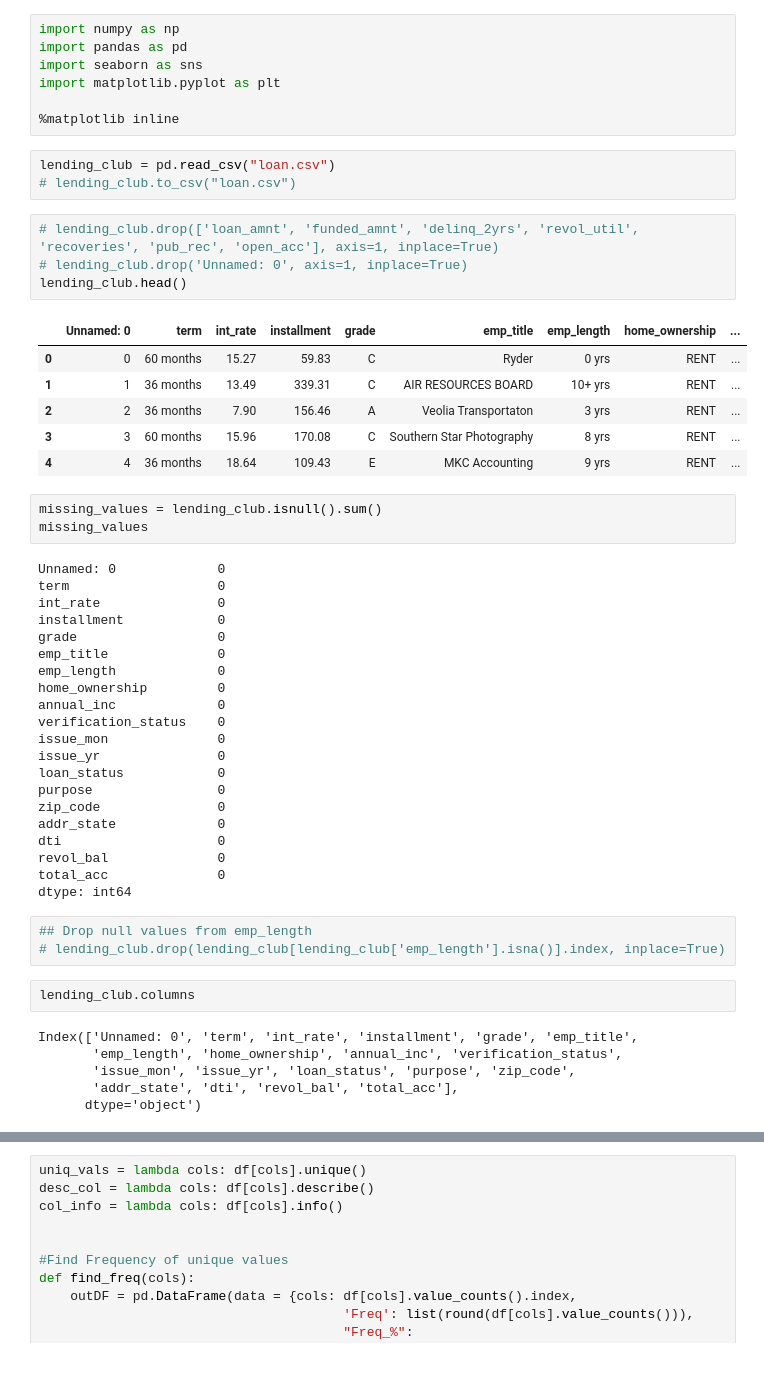
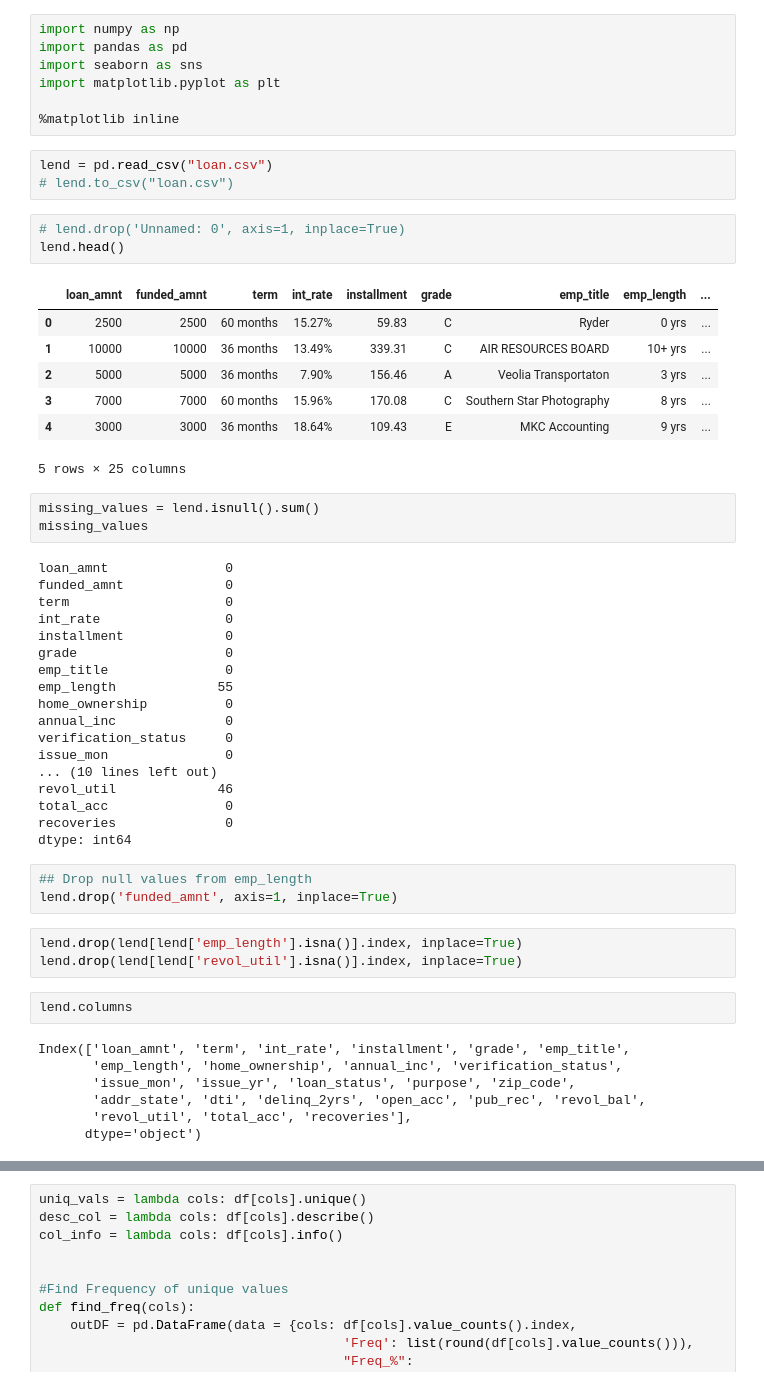
Before and after one commit to KokilaPawar/LendingClub_CaseStudy, a Jupyter notebook: Lending_Club.ipynb, the cells around one changed output, grey strips where cells are left out. Cells and saved outputs as stored; diff of their text form.

```diff
--- a/Lending_Club.ipynb
+++ b/Lending_Club.ipynb
@@ -6,52 +6,53 @@ import matplotlib.pyplot as plt
 
 %matplotlib inline
 # %%
-lending_club = pd.read_csv("loan.csv")
-# lending_club.to_csv("loan.csv")
+lend = pd.read_csv("loan.csv")
+# lend.to_csv("loan.csv")
 # %%
-# lending_club.drop(['loan_amnt', 'funded_amnt', 'delinq_2yrs', 'revol_util', 'recoveries', 'pub_rec', 'open_acc'], axis=1, inplace=True)
-# lending_club.drop('Unnamed: 0', axis=1, inplace=True)
-lending_club.head()
+# lend.drop('Unnamed: 0', axis=1, inplace=True)
+lend.head()
 # %% [output]
-|  | Unnamed: 0 | term | int_rate | installment | grade | emp_title | emp_length | home_ownership | ... |
-| 0 | 0 | 60 months | 15.27 | 59.83 | C | Ryder | 0 yrs | RENT | ... |
-| 1 | 1 | 36 months | 13.49 | 339.31 | C | AIR RESOURCES BOARD | 10+ yrs | RENT | ... |
-| 2 | 2 | 36 months | 7.90 | 156.46 | A | Veolia Transportaton | 3 yrs | RENT | ... |
-| 3 | 3 | 60 months | 15.96 | 170.08 | C | Southern Star Photography | 8 yrs | RENT | ... |
-| 4 | 4 | 36 months | 18.64 | 109.43 | E | MKC Accounting | 9 yrs | RENT | ... |
+|  | loan_amnt | funded_amnt | term | int_rate | installment | grade | emp_title | emp_length | ... |
+| 0 | 2500 | 2500 | 60 months | 15.27% | 59.83 | C | Ryder | 0 yrs | ... |
+| 1 | 10000 | 10000 | 36 months | 13.49% | 339.31 | C | AIR RESOURCES BOARD | 10+ yrs | ... |
+| 2 | 5000 | 5000 | 36 months | 7.90% | 156.46 | A | Veolia Transportaton | 3 yrs | ... |
+| 3 | 7000 | 7000 | 60 months | 15.96% | 170.08 | C | Southern Star Photography | 8 yrs | ... |
+| 4 | 3000 | 3000 | 36 months | 18.64% | 109.43 | E | MKC Accounting | 9 yrs | ... |
+5 rows × 25 columns
 # %%
-missing_values = lending_club.isnull().sum()
+missing_values = lend.isnull().sum()
 missing_values
 # %% [output]
-Unnamed: 0             0
-term                   0
-int_rate               0
-installment            0
-grade                  0
-emp_title              0
-emp_length             0
-home_ownership         0
-annual_inc             0
-verification_status    0
-issue_mon              0
-issue_yr               0
-loan_status            0
-purpose                0
-zip_code               0
-addr_state             0
-dti                    0
-revol_bal              0
-total_acc              0
+loan_amnt               0
+funded_amnt             0
+term                    0
+int_rate                0
+installment             0
+grade                   0
+emp_title               0
+emp_length             55
+home_ownership          0
+annual_inc              0
+verification_status     0
+issue_mon               0
+... (10 lines left out)
+revol_util             46
+total_acc               0
+recoveries              0
 dtype: int64
 # %%
 ## Drop null values from emp_length
-# lending_club.drop(lending_club[lending_club['emp_length'].isna()].index, inplace=True)
+lend.drop('funded_amnt', axis=1, inplace=True)
+# %%
+lend.drop(lend[lend['emp_length'].isna()].index, inplace=True)
+lend.drop(lend[lend['revol_util'].isna()].index, inplace=True)
 # %%
-lending_club.columns
+lend.columns
 # %% [output]
-Index(['Unnamed: 0', 'term', 'int_rate', 'installment', 'grade', 'emp_title',
+Index(['loan_amnt', 'term', 'int_rate', 'installment', 'grade', 'emp_title',
        'emp_length', 'home_ownership', 'annual_inc', 'verification_status',
        'issue_mon', 'issue_yr', 'loan_status', 'purpose', 'zip_code',
-       'addr_state', 'dti', 'revol_bal', 'total_acc'],
+       'addr_state', 'dti', 'delinq_2yrs', 'open_acc', 'pub_rec', 'revol_bal',
+       'revol_util', 'total_acc', 'recoveries'],
       dtype='object')
 # %%
```
Also changed, not shown: parts of 184 cells of this notebook.
